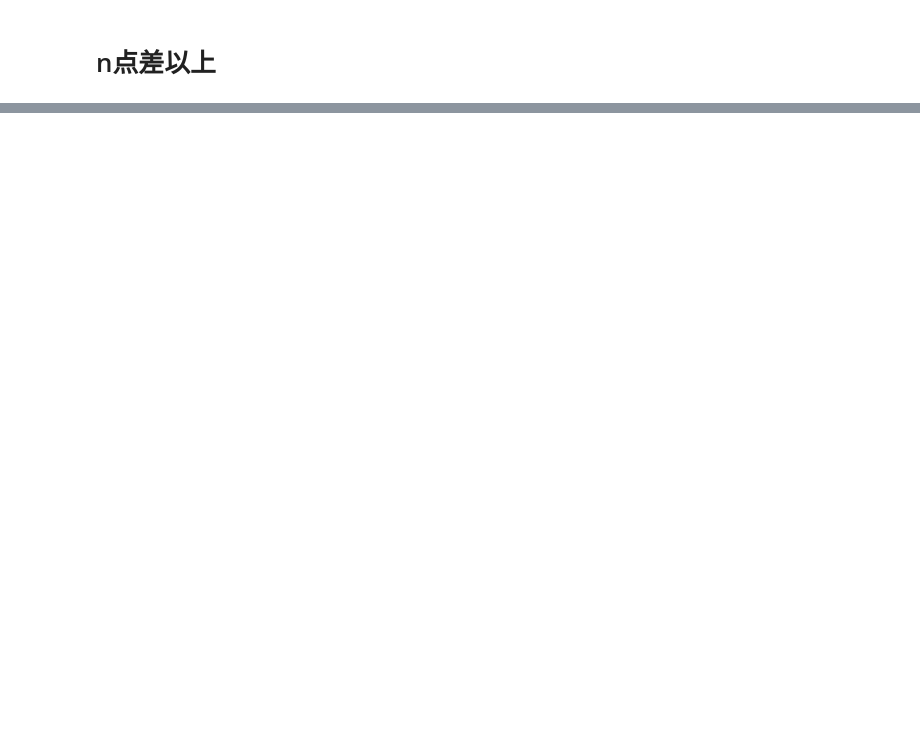
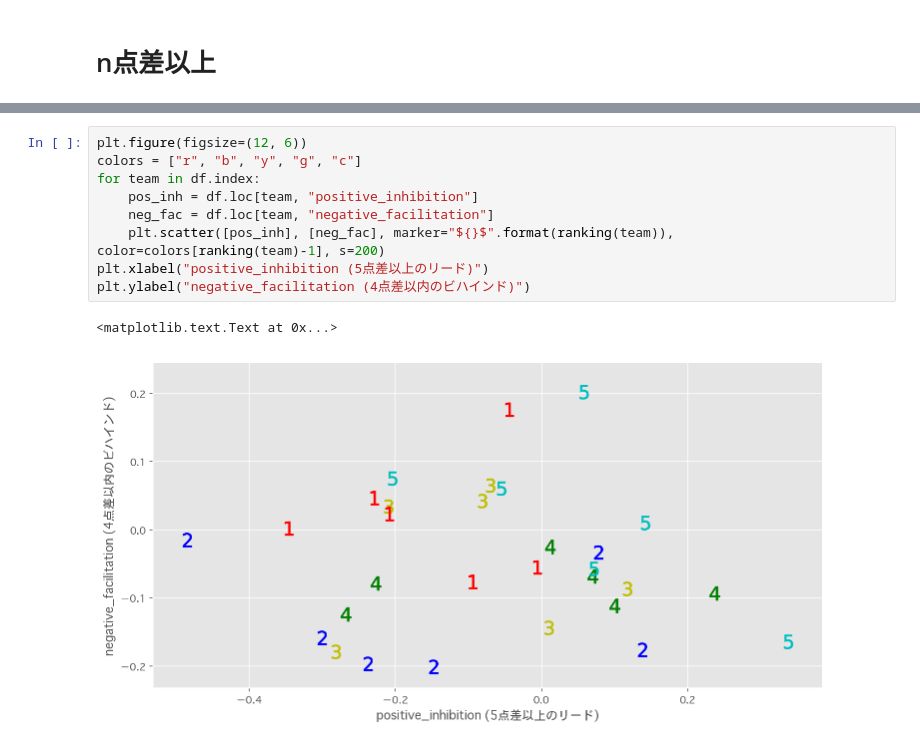
Before and after one commit to hsoccer/baseball, a Jupyter notebook: work/12_3_2.ipynb, the cells around one changed output, grey strips where cells are left out. Drawn from its saved outputs; the diff is of its cells as text; blank space fills up the shorter version.

```diff
--- a/work/12_3_2.ipynb
+++ b/work/12_3_2.ipynb
@@ -220,0 +327,12 @@ for team in teams_mlb:
+# %%
+plt.figure(figsize=(12, 6))
+colors = ["r", "b", "y", "g", "c"]
+for team in df.index:
+    pos_inh = df.loc[team, "positive_inhibition"]
+    neg_fac = df.loc[team, "negative_facilitation"]
+    plt.scatter([pos_inh], [neg_fac], marker="${}$".format(ranking(team)), color=colors[ranking(team)-1], s=200)
+plt.xlabel("positive_inhibition (5点差以上のリード)")
+plt.ylabel("negative_facilitation (4点差以内のビハインド)")
+# %% [output]
+<matplotlib.text.Text at 0x...>
+[figure, added]
```
Also changed, not shown: parts of 23 cells of this notebook, 11 other files.
